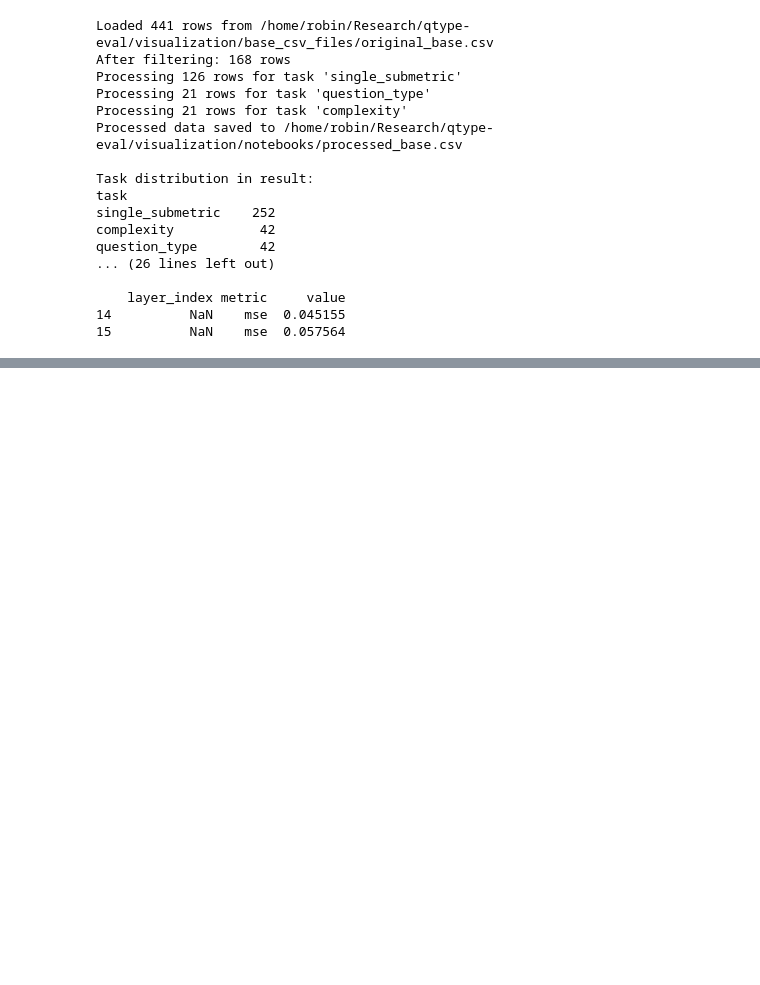
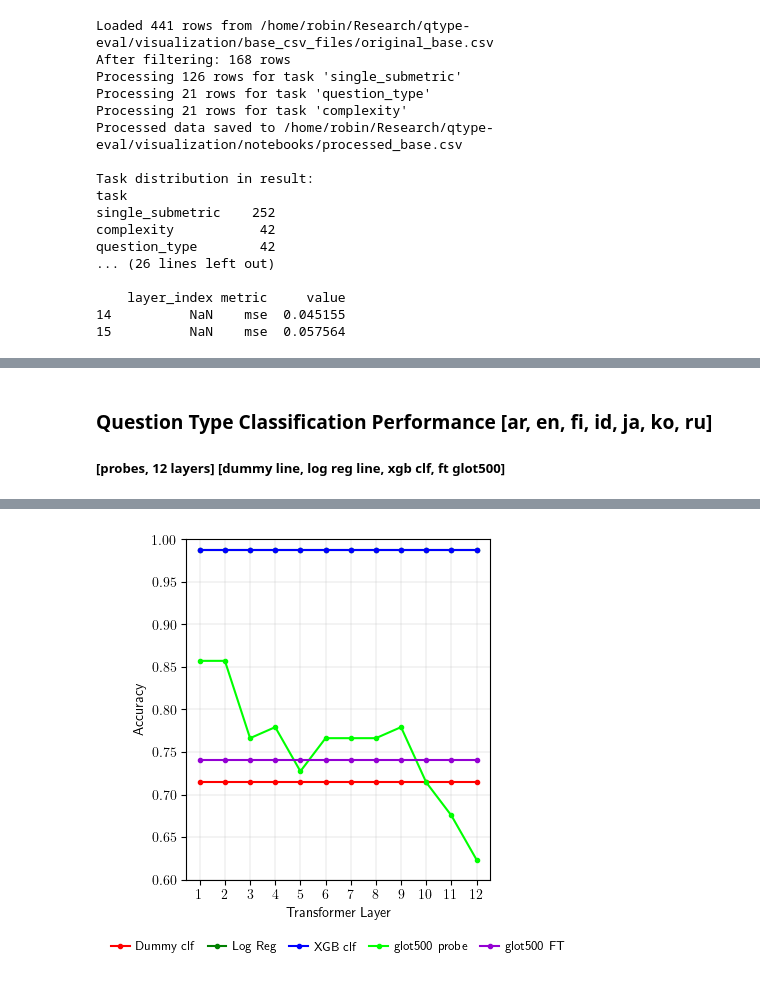
Before and after one commit to rokokot/qtype-eval, a Jupyter notebook: visualization/notebooks/reports.ipynb, the cells around one changed output, grey strips where cells are left out. Drawn from its saved outputs; the diff is of its cells as text; code cells hidden in the pictures; blank space fills up the shorter version.

```diff
--- a/visualization/notebooks/reports.ipynb
+++ b/visualization/notebooks/reports.ipynb
@@ -446,0 +614,77 @@ question_type        42
+# %% [markdown]
+### Question Type Classification Performance [ar, en, fi, id, ja, ko, ru]
+##### [probes, 12 layers] [dummy line, log reg line, xgb clf, ft glot500]
+# %%
+# ARABIC -
+from fiject import LineGraph, CacheMode, ExportMode
+from fiject.general import Visual, FIJECT_DEFAULTS
+import matplotlib.pyplot as plt
+
+def arabic_qtype():
+    g_question = LineGraph("qtype_ar", caching=CacheMode.IF_MISSING)
+    if g_question.needs_computation:
+        layers = [1, 2, 3, 4, 5, 6, 7, 8, 9, 10, 11, 12]
+        dummy_values = [0.7142857142857143,0.7142857142857143,0.7142857142857143,0.7142857142857143,0.7142857142857143,0.7142857142857143,0.7142857142857143,0.7142857142857143,0.7142857142857143,0.7142857142857143,0.7142857142857143,0.7142857142857143]
+        for i, layer in enumerate(layers):
+            g_question.add("Dummy clf", layer, dummy_values[i])
+        log_values = [0.987012987012987,0.987012987012987,0.987012987012987,0.987012987012987,0.987012987012987,0.987012987012987,0.987012987012987,0.987012987012987,0.987012987012987,0.987012987012987,0.987012987012987,0.987012987012987]
+        for i, layer in enumerate(layers):
+            g_question.add("Log Reg", layer, log_values[i])
+        xgb_values = [0.987012987012987,0.987012987012987,0.987012987012987,0.987012987012987,0.987012987012987,0.987012987012987,0.987012987012987,0.987012987012987,0.987012987012987,0.987012987012987,0.987012987012987,0.987012987012987]
+        for i, layer in enumerate(layers):
+            g_question.add("XGB clf", layer, xgb_values[i])
+        probe_values = [0.8571428571428571,0.8571428571428571,0.7662337662337663,0.7792207792207793,0.7272727272727273,0.7662337662337663,0.7662337662337663,0.7662337662337663,0.7792207792207793,0.7142857142857143,0.6753246753246753,0.6233766233766234]
+        for i, layer in enumerate(layers):
+            g_question.add("glot500 probe", layer, probe_values[i])
+        ft_values = [0.7402597402597403,0.7402597402597403,0.7402597402597403,0.7402597402597403,0.7402597402597403,0.7402597402597403,0.7402597402597403,0.7402597402597403,0.7402597402597403,0.7402597402597403,0.7402597402597403,0.7402597402597403]
+        for i, layer in enumerate(layers):
+            g_question.add("glot500 FT", layer, ft_values[i])
+
+    fig, ax = g_question.commitWithArgs(
+        global_options=LineGraph.ArgsGlobal(
+
+            aspect_ratio=(3, 3),
+
+            x_label="Transformer Layer",
+            y_label="Accuracy",
+
+            legend_position=None,
+
+            grid_linewidth=0.2,
+            curve_linewidth=1.5,
+            x_tickspacing=1,
+            y_lims=(0.6, 1),
+            do_spines=True,
+        ),
+        default_line_options=LineGraph.ArgsPerLine(
+            show_points=True,
+            show_line=True,
+        ),
+        export_mode=ExportMode.RETURN_ONLY
+    )
+
+    handles, labels = ax.get_legend_handles_labels()      # custom legend
+    legend = ax.legend(
+        handles,
+        labels,
+        loc='upper center',
+        bbox_to_anchor=(0.5, -0.15),
+        ncol=5,
+        frameon=False,
+        handlelength=1.5,
+        handletextpad=0.5,
+        columnspacing=1.0,
+        prop={'size': 9}
+    )
+
+    plt.tight_layout()
+    plt.subplots_adjust(bottom=0.2)
+    Visual.writeFigure(
+        fig,
+        g_question.name,
+        "." + FIJECT_DEFAULTS.RENDERING_FORMAT,
+        overwrite_if_possible=g_question._overwrite)
+
+if __name__ == "__main__":
+    arabic_qtype()
+# %% [output]
@@ -446,0 +693 @@ question_type        42
+[figure, added]
```
Also changed, not shown: parts of 9 cells of this notebook, 6 other files.
